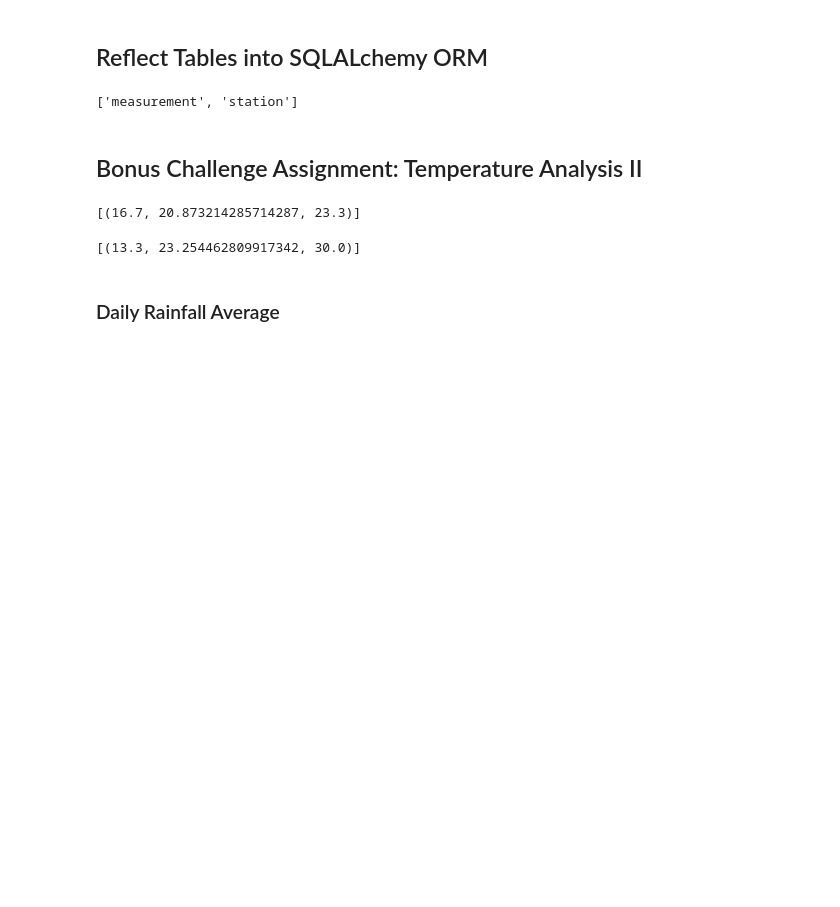
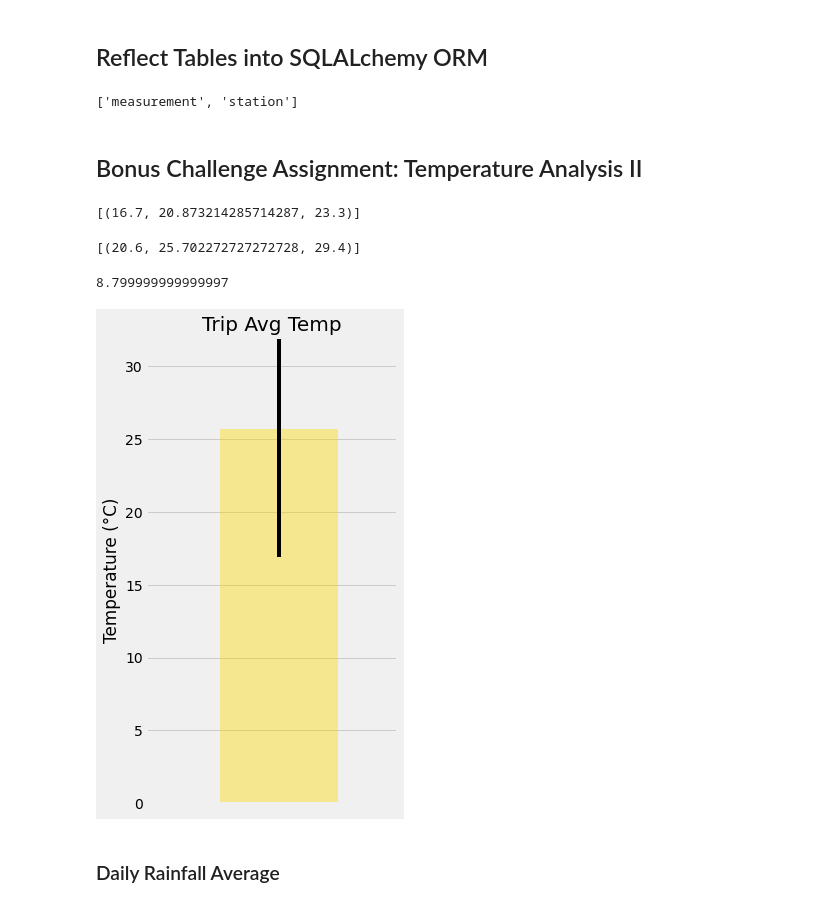
Before and after one commit to dalemunroe/sqlalchemy-challenge, a Jupyter notebook: temp_analysis_bonus_2_starter.ipynb, the cells around one changed output. Drawn from its saved outputs; the diff is of its cells as text; code cells hidden in the pictures; blank space fills up the shorter version.

```diff
--- a/temp_analysis_bonus_2_starter.ipynb
+++ b/temp_analysis_bonus_2_starter.ipynb
@@ -63,18 +64,44 @@ print(calc_temps('2012-02-28', '2012-03-05'))
 [(16.7, 20.873214285714287, 23.3)]
 # %%
 # Use the function `calc_temps` to calculate the tmin, tavg, and tmax
-# for a year in the data set
-def stats(start_date='2015-01-01', end_date='2016-12-31'):
+# You want to take a trip from August 1 to August 7 of this year data set
+def stats(start_date='2015-08-01', end_date='2015-08-07'):
         return session.query(func.min(Measurement.tobs), func.avg(Measurement.tobs), func.max(Measurement.tobs)).\
         filter(Measurement.date >= start_date).filter(Measurement.date <= end_date).all()
-print(stats('2015-01-01', '2015-12-31'))
+
+
+# for a year 2015 in the data set
+print(stats('2015-08-01', '2015-08-07'))
 # %% [output]
-[(13.3, 23.254462809917342, 30.0)]
+[(20.6, 25.702272727272728, 29.4)]
 # %%
 # Plot the results from your previous query as a bar chart.
 # Use "Trip Avg Temp" as your Title
 # Use the average temperature for bar height (y value)
 # Use the peak-to-peak (tmax-tmin) value as the y error bar (yerr)
+
+# Plot variables
+from turtle import color
+
+
+p_to_p = 29.4-20.6
+mean_temp_2015 = 25.70
+plot_index = 1
+
+plt.figure(figsize=(4,8))
+plt.xticks([])
+
+plt.title("Trip Avg Temp",fontsize=20)
+plt.ylabel("Temperature (°C)")
+plt.xlim(.10 , 1.8)
+plt.ylim(0,32)
+
+plt.bar(plot_index, mean_temp_2015, yerr=p_to_p, color='gold', ecolor="black", align="center", alpha=0.4)
+
+print(p_to_p)
+# %% [output]
+8.799999999999997
+[figure, added]
 # %% [markdown]
 ### Daily Rainfall Average
 # %%
```
Also changed, not shown: parts of 10 cells of this notebook.
